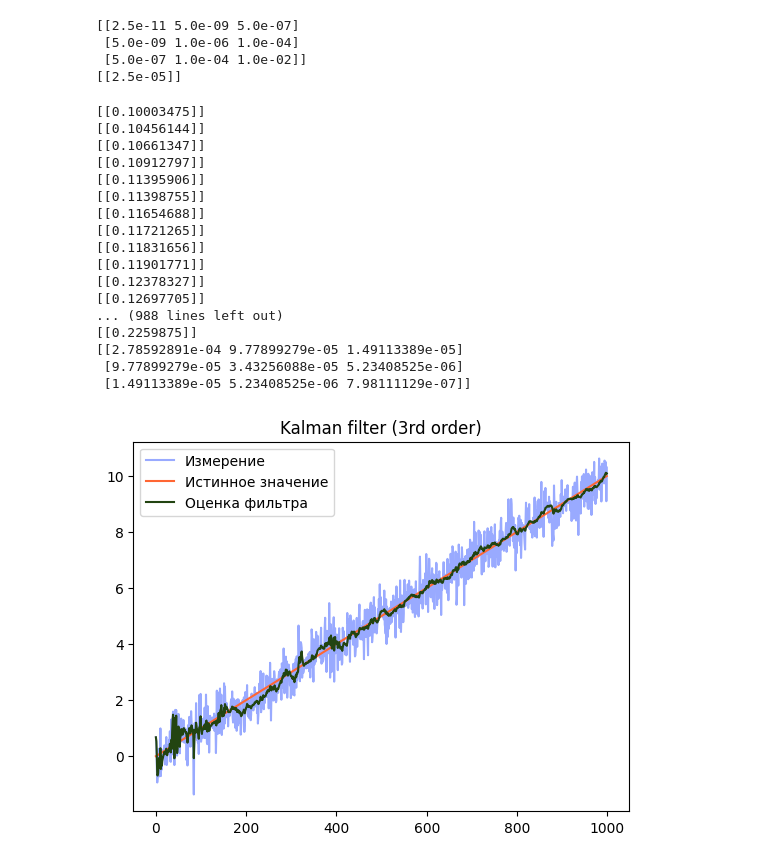
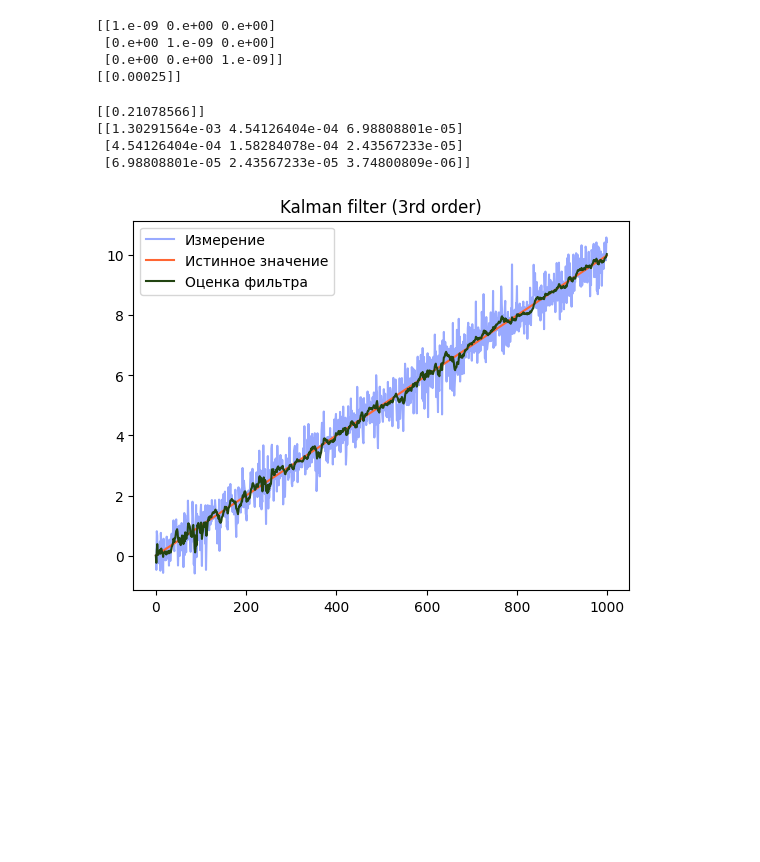
Before and after one commit to daniil225/Kalman_adaptive_filter, a Jupyter notebook: AdaptiveKalmanFilterRLS.ipynb, the cells around one changed output. Saved outputs shown, nothing was run; the diff lists cells and outputs as text; code cells hidden in the pictures; blank space fills up the shorter version.

```diff
--- a/AdaptiveKalmanFilterRLS.ipynb
+++ b/AdaptiveKalmanFilterRLS.ipynb
@@ -69,12 +69,12 @@ H = np.array([[1.0, 0.0, 0.0]])
 #              [dt**4/8, dt**3/3, dt**2/2],
 #              [dt**3/6, dt**2/2, dt]])
 
-Q = 100*processNoiseVariance*np.array([[dt**4/4, dt**3/2, dt**2/2],
-                                     [dt**3/2, dt**2, dt],
-                                     [dt**2/2, dt, 1]])
+Q = 0.000000001*np.eye(3) #processNoiseVariance*np.array([[dt**4/4, dt**3/2, dt**2/2],
+                                  #   [dt**3/2, dt**2, dt],
+                                   #  [dt**2/2, dt, 1]])
 
 # Ковариационная матрица ошибки измерения - 1х1
-R = 0.0001*np.array([[measurementSigma*measurementSigma]])
+R = 0.001*np.array([[measurementSigma*measurementSigma]])
 
 # Начальное состояние.
 x = np.array([0.0, 0.0, 0.0])
@@ -88,17 +88,17 @@ P = np.array([[10.0, 0.0,  0.0],
 print(Q)
 print(R)
 # %% [output]
-[[2.5e-11 5.0e-09 5.0e-07]
- [5.0e-09 1.0e-06 1.0e-04]
- [5.0e-07 1.0e-04 1.0e-02]]
-[[2.5e-05]]
+[[1.e-09 0.e+00 0.e+00]
+ [0.e+00 1.e-09 0.e+00]
+ [0.e+00 0.e+00 1.e-09]]
+[[0.00025]]
 # %%
 # Классический алгоритм фильтра Калмана
 from numpy.linalg import inv
 from numpy import dot, isscalar
 filter_state = np.zeros((1000, 3))
 
-alpha = 0.99
+alpha = 0.96
 
 for i in range(0, len(measurement)):
     z = measurement[i]
@@ -119,51 +119,38 @@ for i in range(0, len(measurement)):
 
     eps = z - dot(H, x)
     R = alpha*R + (1-alpha)*(eps*eps.T + H@P@H.T)
-    print(R)
+
 
     I_KH = np.eye(3) - dot(K, H)
     P = dot(dot(I_KH, P), I_KH.T) + dot(dot(K, R), K.T)
 
     # RLS adaptation
-    Q = (1-alpha)*Q + alpha*((y[0]**2)*K*K.T)
+    Q = (1-alpha)*Q + (alpha)*((y[0]**2)*K*K.T)
 
     #print((y[0]**2)*K*K.T)
 
 
     filter_state[i] = x
 
 
 print(R)
 print(Q)
 plt.title("Kalman filter (3rd order)")
 plt.plot(measurement, label="Измерение", color="#99AAFF")
 plt.plot(trajectory[0], label="Истинное значение", color="#FF6633")
 plt.plot(filter_state[:, 0], label="Оценка фильтра", color="#224411")
 plt.legend()
 plt.show()
 
 
 P = np.array([[10.0, 0.0,  0.0],
                     [0.0,  10.0, 0.0],
                     [0.0,  0.0,  10.0]])
 
 x = np.array([0.0, 0.0, 0.0])
 # %% [output]
-[[0.10003475]]
-[[0.10456144]]
-[[0.10661347]]
-[[0.10912797]]
-[[0.11395906]]
-[[0.11398755]]
-[[0.11654688]]
-[[0.11721265]]
-[[0.11831656]]
-[[0.11901771]]
-[[0.12378327]]
-[[0.12697705]]
-... (988 lines left out)
-[[0.2259875]]
-[[2.78592891e-04 9.77899279e-05 1.49113389e-05]
- [9.77899279e-05 3.43256088e-05 5.23408525e-06]
- [1.49113389e-05 5.23408525e-06 7.98111129e-07]]
+[[0.21078566]]
+[[1.30291564e-03 4.54126404e-04 6.98808801e-05]
+ [4.54126404e-04 1.58284078e-04 2.43567233e-05]
+ [6.98808801e-05 2.43567233e-05 3.74800809e-06]]
-[figure, old version]
+[figure, new version]
```
Also changed, not shown: parts of 1 cell of this notebook, 4 other files.
